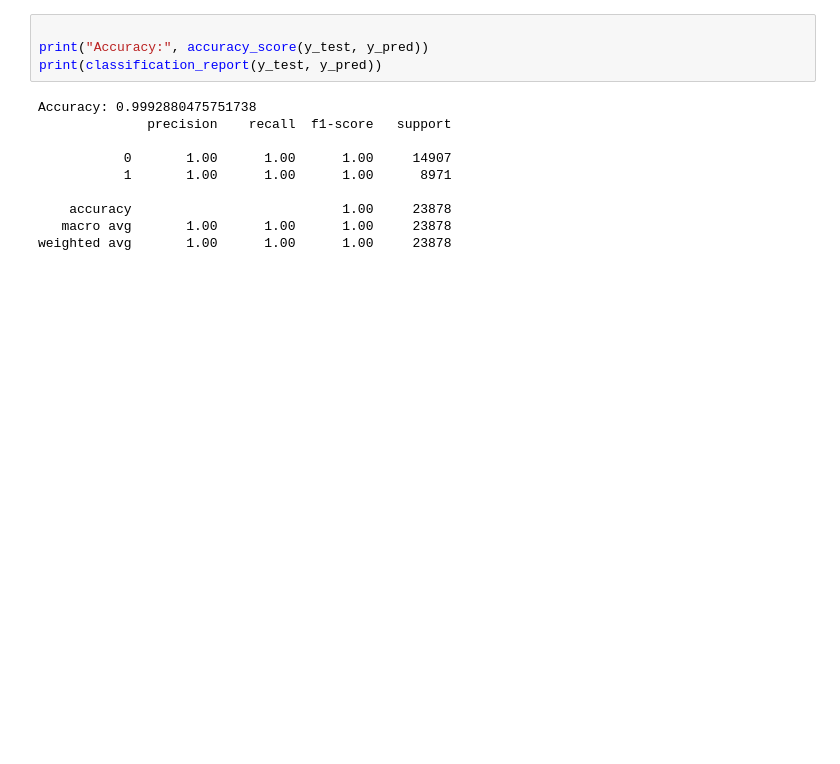
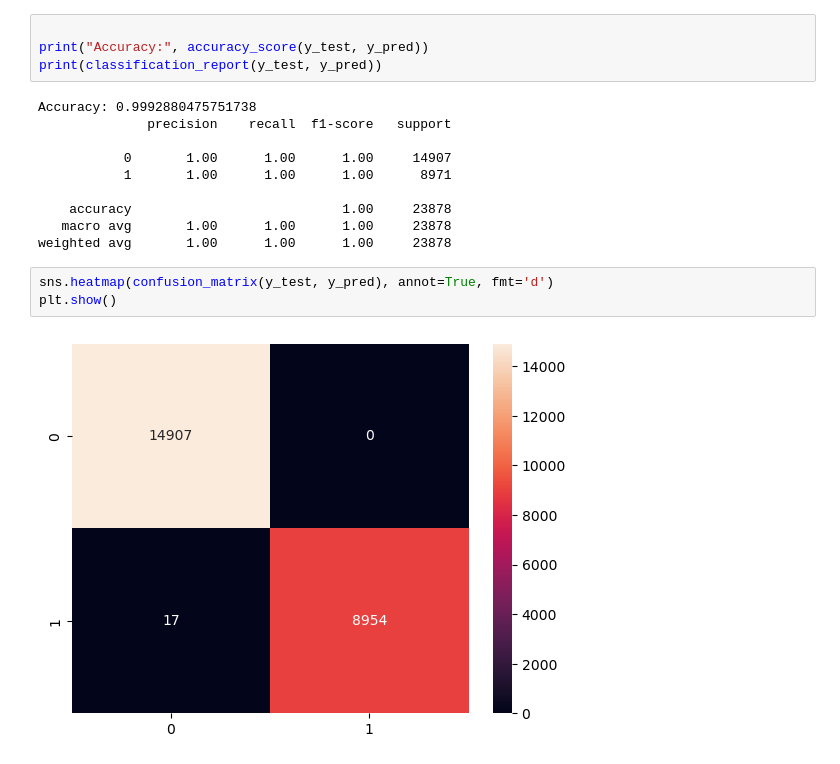
Before and after one commit to elladeniya-dev/ML-Predictive-Analysis, a Jupyter notebook: sv.ipynb, the cells around one changed output. Drawn from its saved outputs; the diff is of its cells as text; blank space fills up the shorter version.

```diff
--- a/sv.ipynb
+++ b/sv.ipynb
@@ -170,3 +170,8 @@ Accuracy: 0.9992880475751738
     accuracy                           1.00     23878
    macro avg       1.00      1.00      1.00     23878
 weighted avg       1.00      1.00      1.00     23878
+# %%
+sns.heatmap(confusion_matrix(y_test, y_pred), annot=True, fmt='d')
+plt.show()
+# %% [output]
+[figure, added]
```
